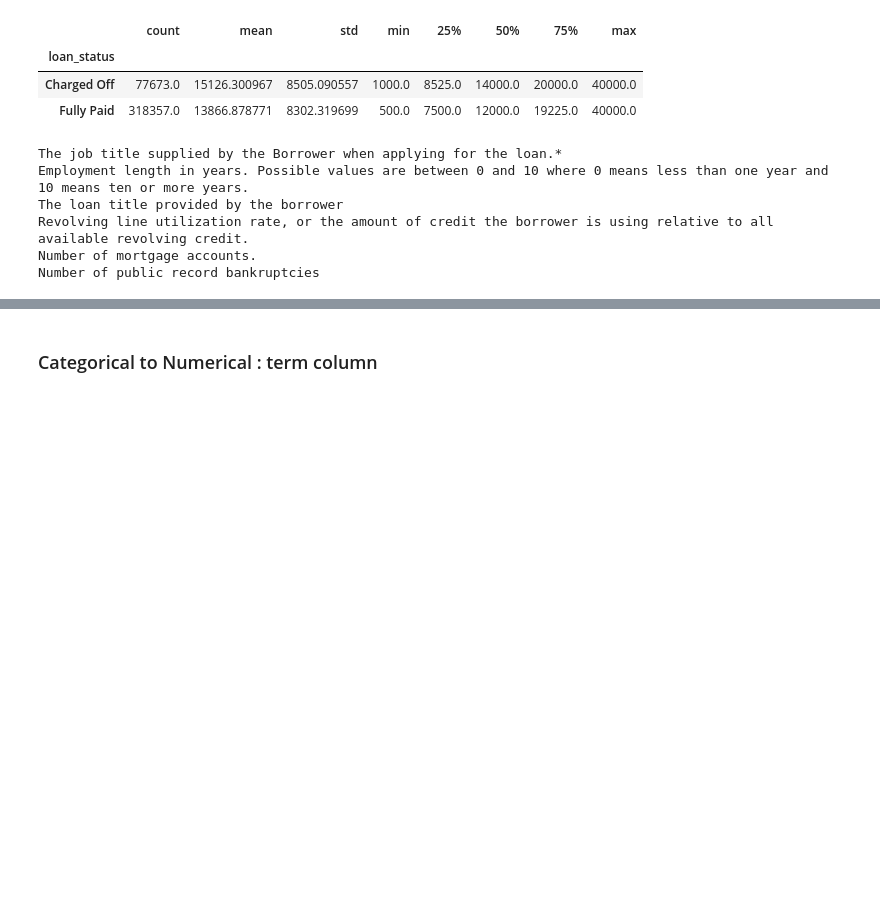
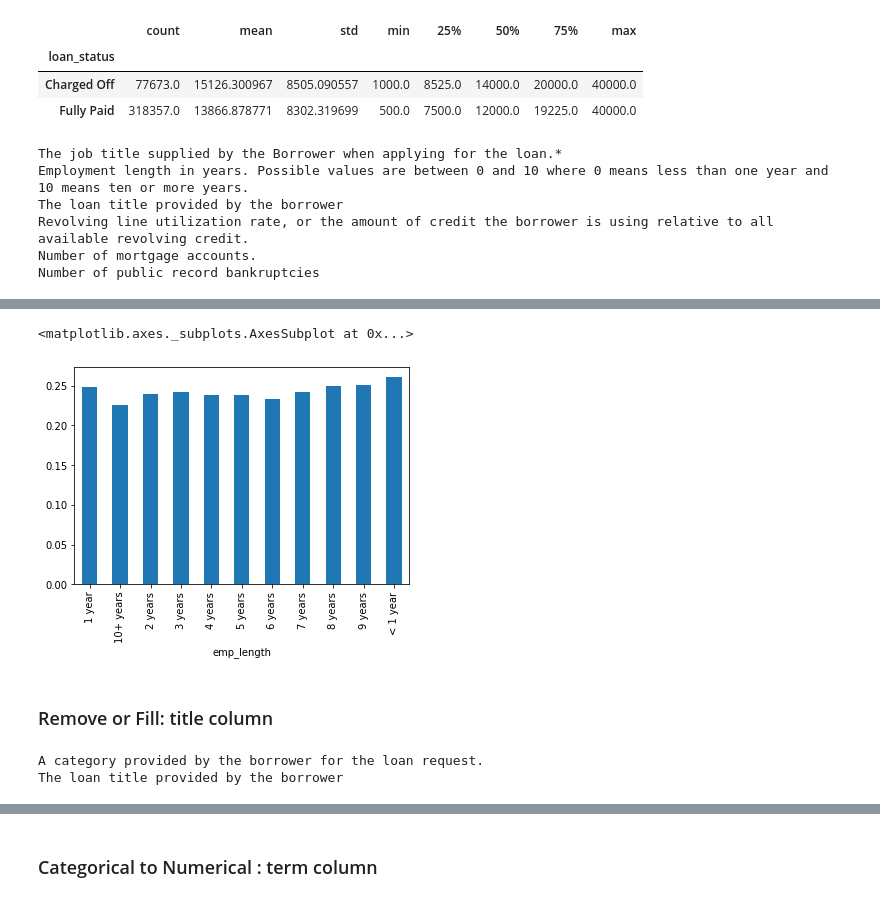
Before and after one commit to Ernest-Anderson-Hutasoit/Tensorflow_Keras-Lending_Club_Loan, a Jupyter notebook: Keras-Project-Exercise.ipynb, the cells around one changed output, grey strips where cells are left out. Drawn from its saved outputs; the diff is of its cells as text; code cells hidden in the pictures; blank space fills up the shorter version.

```diff
--- a/Keras-Project-Exercise.ipynb
+++ b/Keras-Project-Exercise.ipynb
@@ -368,0 +469,3 @@ memory usage: 74.3+ MB
+# %%
+emp_co = df[df['loan_status'] == 'Charged Off'].groupby('emp_length').count()['loan_status']
+emp_co
@@ -368,0 +486,3 @@ memory usage: 74.3+ MB
+# %%
+emp_fp = df[df['loan_status'] == 'Fully Paid'].groupby('emp_length').count()['loan_status']
+emp_fp
@@ -368,0 +503,3 @@ memory usage: 74.3+ MB
+# %%
+emp_len = emp_co/emp_fp
+emp_len
@@ -368,0 +520,5 @@ memory usage: 74.3+ MB
+# %%
+emp_len.plot(kind='bar')
+# %% [output]
+<matplotlib.axes._subplots.AxesSubplot at 0x...>
+[figure, added]
@@ -368,0 +527,8 @@ memory usage: 74.3+ MB
+# %% [markdown]
+### Remove or Fill: title column
+# %%
+feat_info('purpose')
+feat_info('title')
+# %% [output]
+A category provided by the borrower for the loan request.
+The loan title provided by the borrower
```
Also changed, not shown: parts of 67 cells of this notebook.
